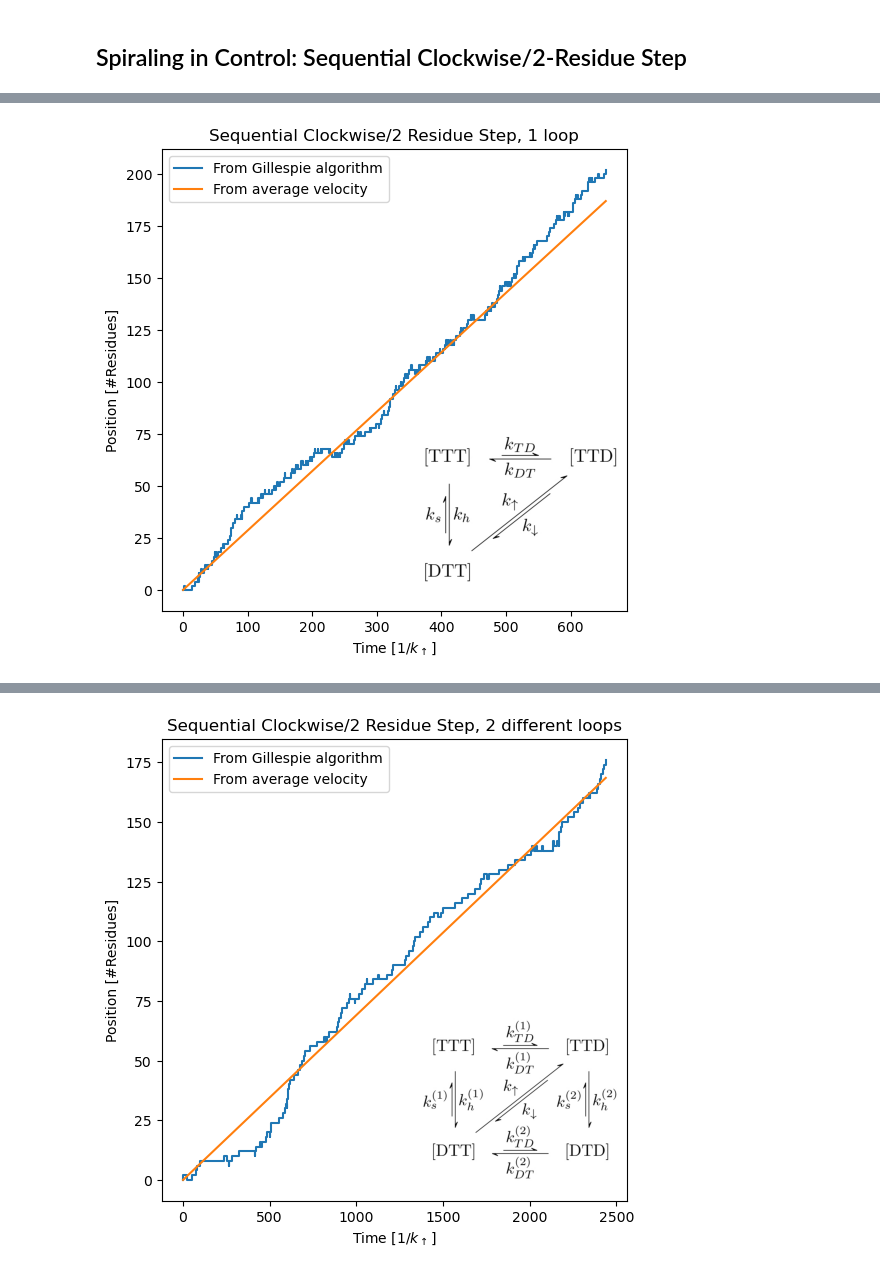
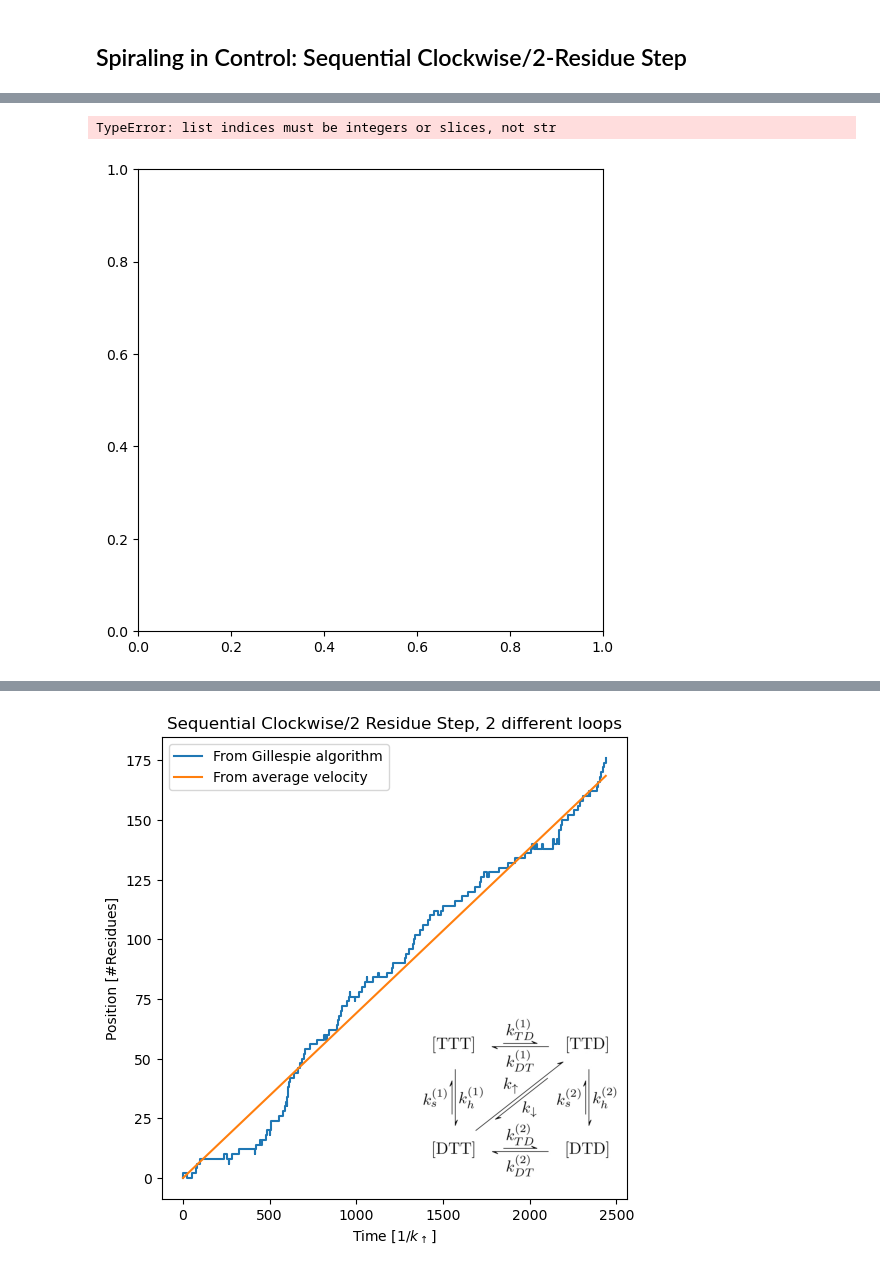
Before and after one commit to antmaier/Projet-de-Master, a Jupyter notebook: UnderstandingGillespieAlgorithm.ipynb, the cells around one changed output, grey strips where cells are left out. Cells and saved outputs as stored; diff of their text form; code cells hidden in the pictures.

Commit message:
Implemented multiple gillespie simulations

```diff
--- a/UnderstandingGillespieAlgorithm.ipynb
+++ b/UnderstandingGillespieAlgorithm.ipynb
@@ -332,15 +351,16 @@ kinetic_scheme.add_edges_from([
 
 SC_2R_1_loop = DynamicalProcess(kinetic_scheme, ("DTT", "TTD"), 2)
 # %%
-positions = SC_2R_1_loop.gillespie(positions=True)
+positions = SC_2R_1_loop.gillespie(positions=True, n_simulations=2)
 fig, ax = SC_2R_1_loop.plot_position_evolution(
     positions,
     r"$1/k_\uparrow$",
     kinetic_scheme_image_path="SC_2R_1_loop_kinetic_scheme.jpg",
     title="Sequential Clockwise/2 Residue Step, 1 loop")
 plt.show()
 # %% [output]
+TypeError: list indices must be integers or slices, not str
-[figure, old version]
+[figure, new version]
 # %% [markdown]
 ### 2 different loops
 
```
Also changed, not shown: parts of 1 cell of this notebook.
